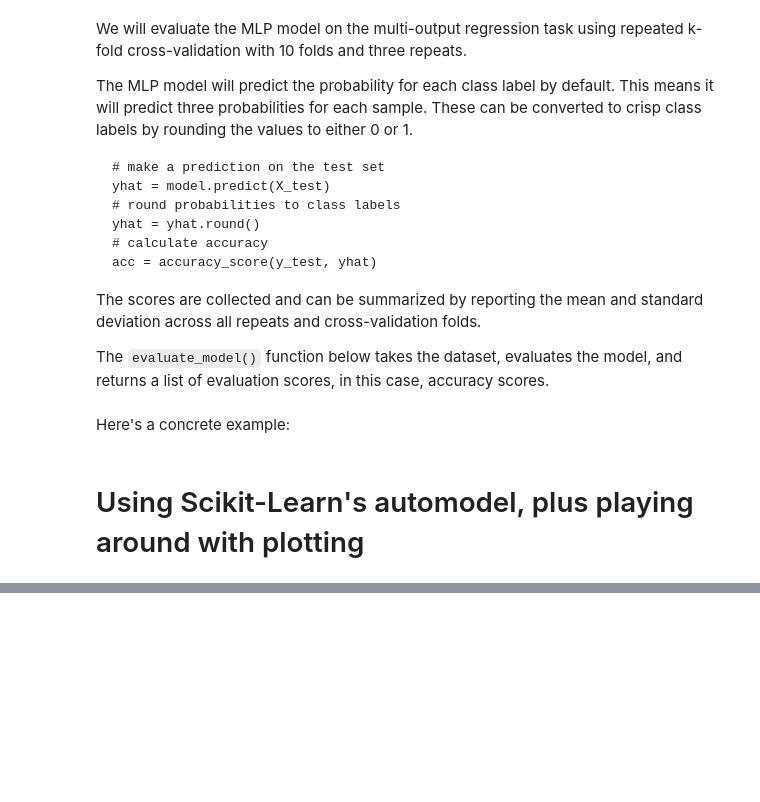
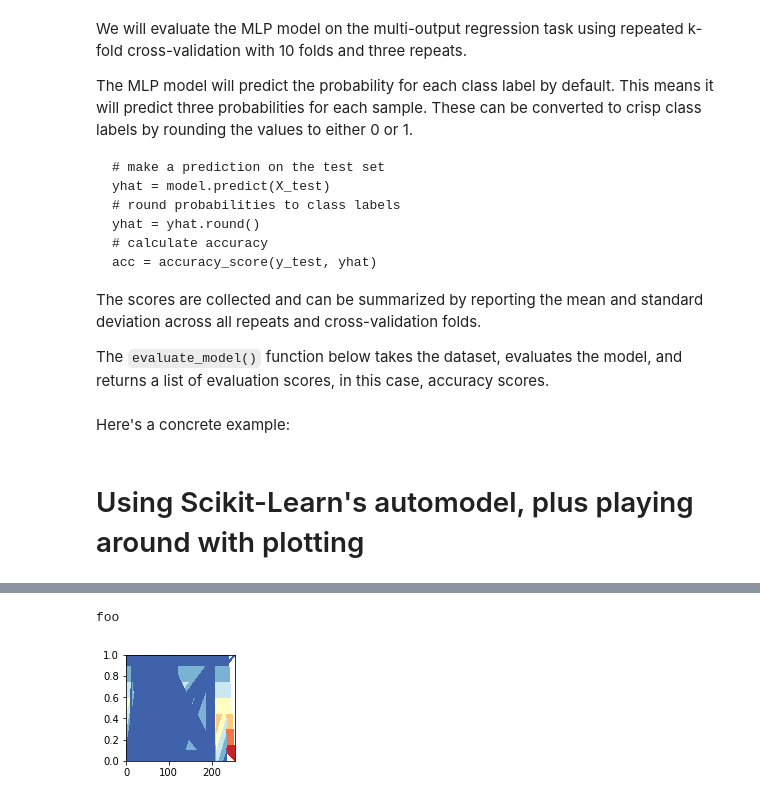
Before and after one commit to xtracthub/xtract-research-notebooks, a Jupyter notebook: tylerg-multilabel.ipynb, the cells around one changed output, grey strips where cells are left out. Saved outputs shown, nothing was run; the diff lists cells and outputs as text; code cells hidden in the pictures; blank space fills up the shorter version.

```diff
--- a/tylerg-multilabel.ipynb
+++ b/tylerg-multilabel.ipynb
@@ -350,0 +510,55 @@ pl.show()
+# %%
+import numpy as np
+from sklearn.tree import DecisionTreeClassifier
+import matplotlib.pyplot as plt
+
+n_classes = 3
+plot_colors = "ryb"
+plot_step = 0.02
+
+for pairids, pair in enumerate([[0, 2]]):
+
+
+for pairidx, pair in enumerate([[0, 2]]):
+    print('foo')
+    # We only take the two corresponding features
+#     X = iris.data[:, pair]
+#     y = iris.target
+    X = classifier.X_train[:, pair]
+    y = classifier.Y_train
+
+    # Plot the decision boundary
+    plt.subplot(2, 3, pairidx + 1)
+
+#     x_min, x_max = X[:, 0].min() - 1, X[:, 0].max() + 1
+#     y_min, y_max = X[:, 1].min() - 1, X[:, 1].max() + 1
+    xx = classifier.X_test
+    yy = classifier.Y_test
+    plt.tight_layout(h_pad=0.5, w_pad=0.5, pad=2.5)
+
+    Z = classifier.model.predict(classifier.X_test)
+#     Z = Z.reshape(xx.shape)
+    cs = plt.contourf(xx[:, :10], yy, Z, cmap=plt.cm.RdYlBu)
+
+#     plt.xlabel(iris.feature_names[pair[0]])
+#     plt.ylabel(iris.feature_names[pair[1]])
+
+#     # Plot the training points
+#     for i, color in zip(range(n_classes), plot_colors):
+#         idx = np.where(y == i)
+#         plt.scatter(
+#             X[idx, 0],
+#             X[idx, 1],
+#             c=color,
+#             label=iris.target_names[i],
+#             cmap=plt.cm.RdYlBu,
+#             edgecolor="black",
+#             s=15,
+#         )
+
+# plt.suptitle("Decision surface of decision trees trained on pairs of features")
+# plt.legend(loc="lower right", borderpad=0, handletextpad=0)
+# _ = plt.axis("tight")
+# %% [output]
+foo
+[figure, added]
```
Also changed, not shown: parts of 6 cells of this notebook.
